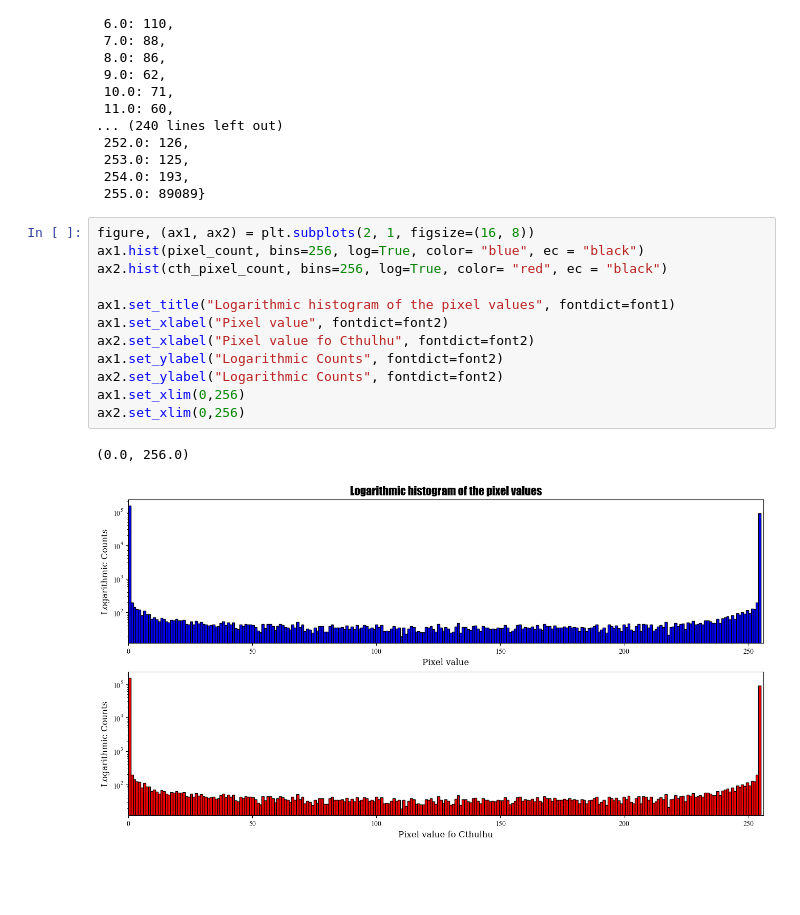
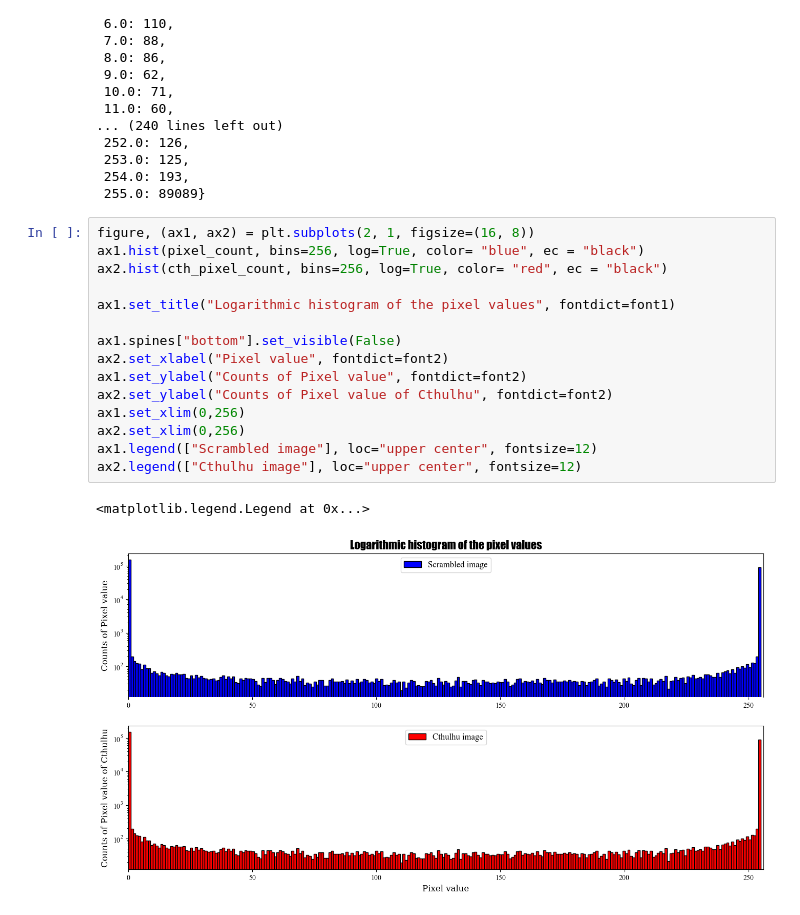
Before and after one commit to rg450318262/2023_courses, a Jupyter notebook: Python/Coursework4.ipynb, the cells around one changed output. Cells and saved outputs as stored; diff of their text form; blank space fills up the shorter version.

```diff
--- a/Python/Coursework4.ipynb
+++ b/Python/Coursework4.ipynb
@@ -384,15 +386,18 @@ dict(zip(unique, counts))
 # %%
 figure, (ax1, ax2) = plt.subplots(2, 1, figsize=(16, 8))
 ax1.hist(pixel_count, bins=256, log=True, color= "blue", ec = "black")
 ax2.hist(cth_pixel_count, bins=256, log=True, color= "red", ec = "black")
 
 ax1.set_title("Logarithmic histogram of the pixel values", fontdict=font1)
-ax1.set_xlabel("Pixel value", fontdict=font2)
-ax2.set_xlabel("Pixel value fo Cthulhu", fontdict=font2)
-ax1.set_ylabel("Logarithmic Counts", fontdict=font2)
-ax2.set_ylabel("Logarithmic Counts", fontdict=font2)
+
+ax1.spines["bottom"].set_visible(False)
+ax2.set_xlabel("Pixel value", fontdict=font2)
+ax1.set_ylabel("Counts of Pixel value", fontdict=font2)
+ax2.set_ylabel("Counts of Pixel value of Cthulhu", fontdict=font2)
 ax1.set_xlim(0,256)
 ax2.set_xlim(0,256)
+ax1.legend(["Scrambled image"], loc="upper center", fontsize=12)
+ax2.legend(["Cthulhu image"], loc="upper center", fontsize=12)
 # %% [output]
-(0.0, 256.0)
+<matplotlib.legend.Legend at 0x...>
-[figure, old version]
+[figure, new version]
```
Also changed, not shown: parts of 3 cells of this notebook, 1 other file.
